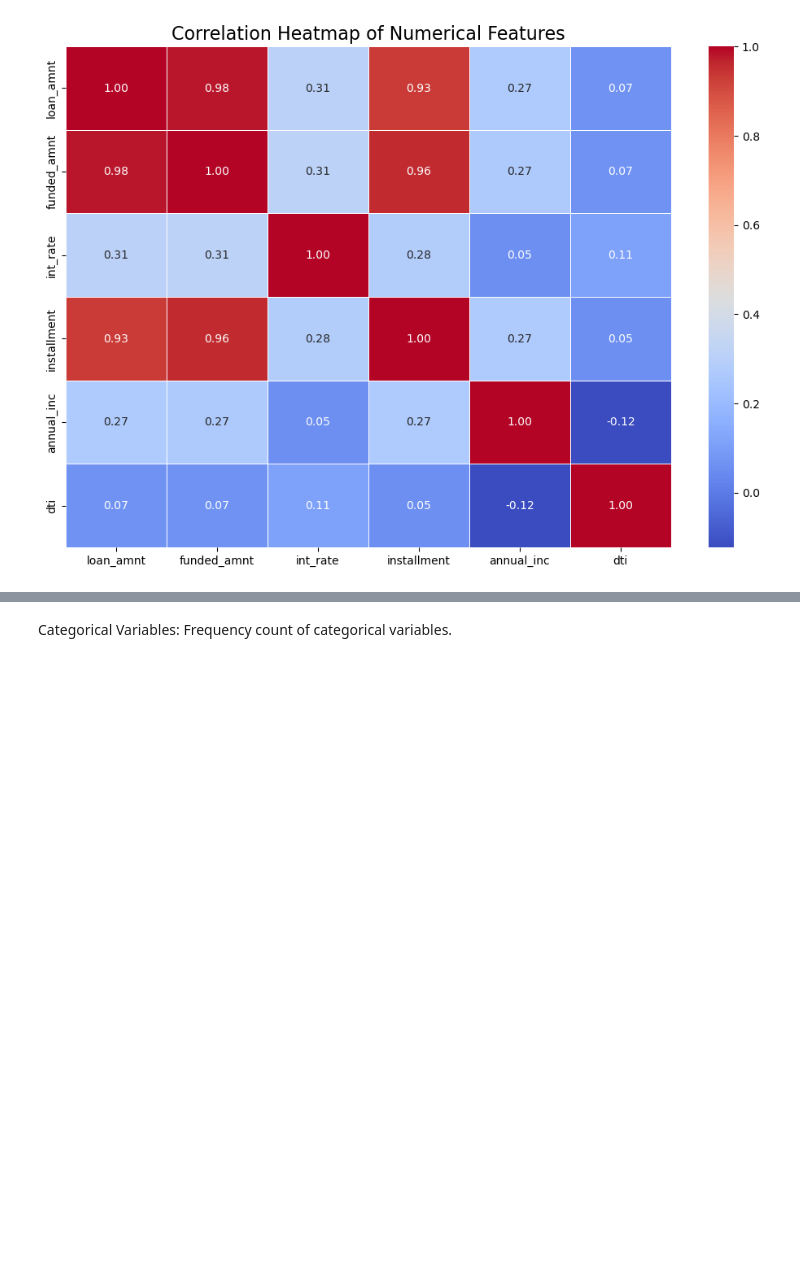
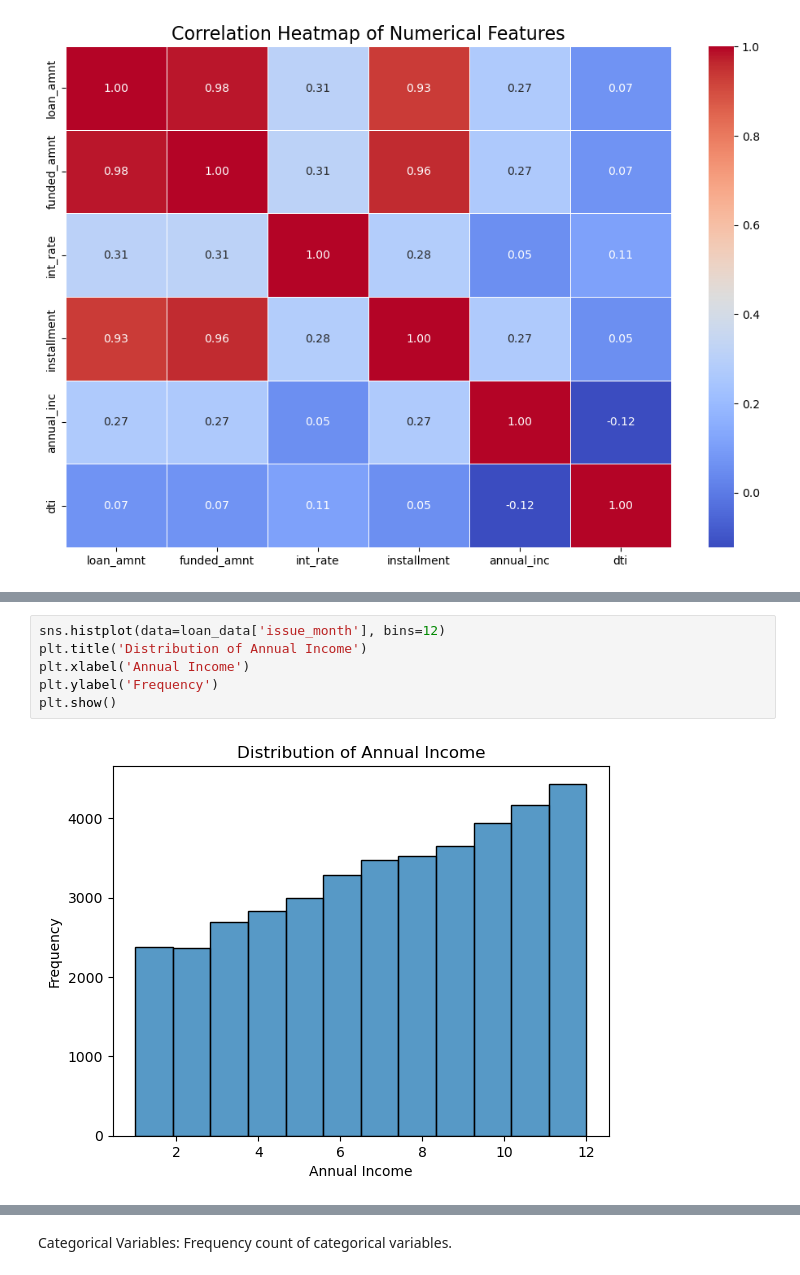
Before and after one commit to gauravkumarsahoo/lending-club-case-study, a Jupyter notebook: lending_club_case_study.ipynb, the cells around one changed output, grey strips where cells are left out. Drawn from its saved outputs; the diff is of its cells as text; blank space fills up the shorter version.

```diff
--- a/lending_club_case_study.ipynb
+++ b/lending_club_case_study.ipynb
@@ -266,0 +315,8 @@ plt.show()
+# %%
+sns.histplot(data=loan_data['issue_month'], bins=12)
+plt.title('Distribution of Annual Income')
+plt.xlabel('Annual Income')
+plt.ylabel('Frequency')
+plt.show()
+# %% [output]
+[figure, added]
```
Also changed, not shown: parts of 9 cells of this notebook.
